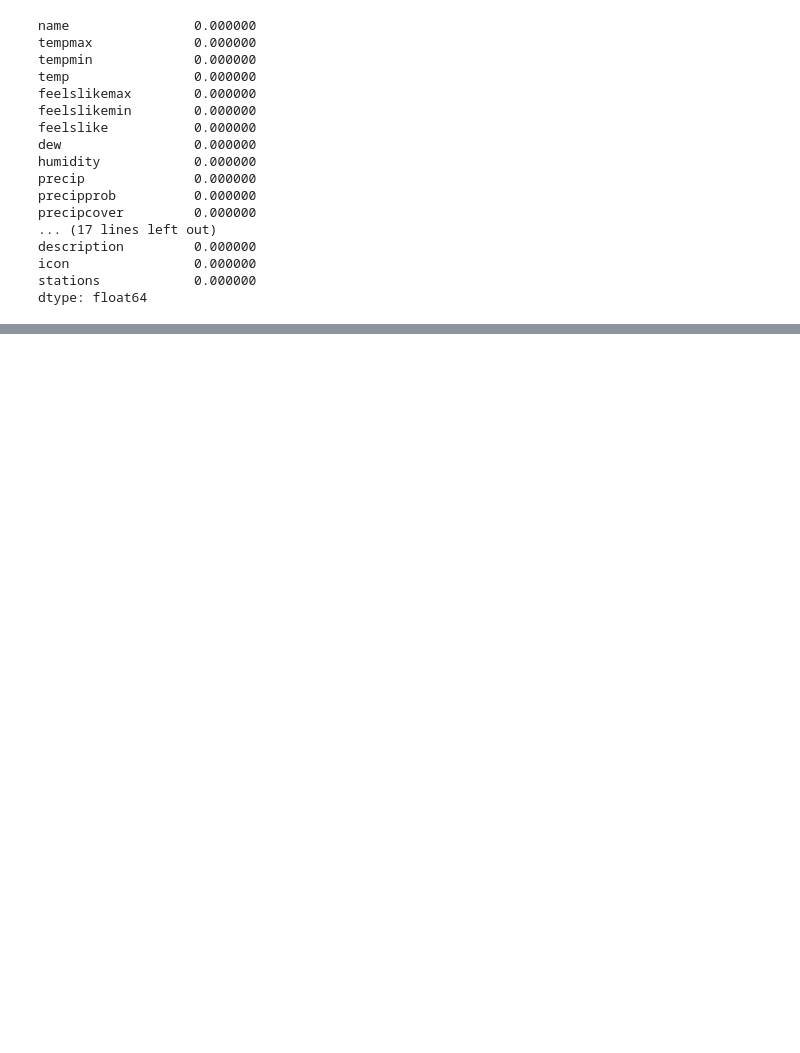
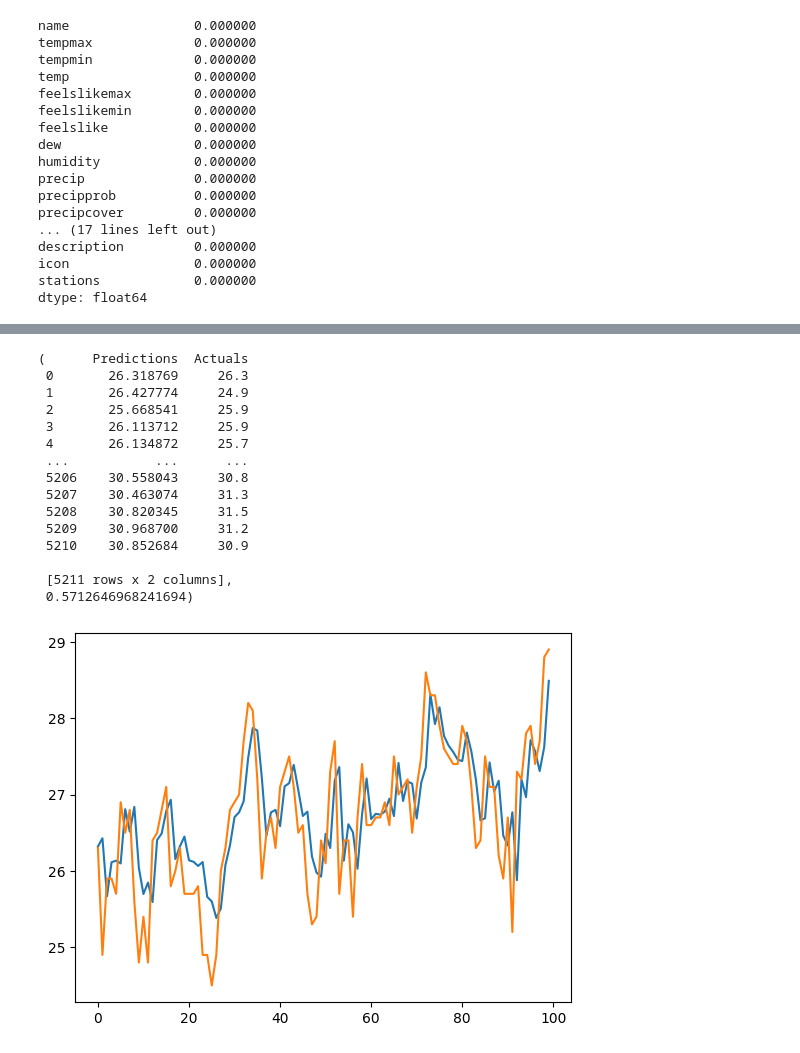
Before and after one commit to HPSTokki/ForelastLSTM, a Jupyter notebook: dataTraining.ipynb, the cells around one changed output, grey strips where cells are left out. Drawn from its saved outputs; the diff is of its cells as text; code cells hidden in the pictures; blank space fills up the shorter version.

```diff
--- a/dataTraining.ipynb
+++ b/dataTraining.ipynb
@@ -116,6 +116,6 @@ Name: temp, Length: 5216, dtype: float64
 # %%
-def df_to_X_y(some_data, window_size=7):
-    cw_as_np = some_data.to_numpy()
+def df_to_X_y(temp, window_size=7):
+    cw_as_np = temp.to_numpy()
     X = []
     y = []
     for i in range(len(cw_as_np) - window_size):
@@ -126,6 +126,6 @@ def df_to_X_y(some_data, window_size=7):
     return np.array(X), np.array(y)
 # %%
 WINDOW_SIZE = 7;
-X1, y1 = df_to_X_y(some_data, WINDOW_SIZE);
+X1, y1 = df_to_X_y(temp, WINDOW_SIZE);
 X1.shape, y1.shape
 # %% [output]
@@ -220,4 +220,4 @@ Epoch 25/25
 <keras.src.callbacks.history.History at 0x...>
 # %%
 from tensorflow.keras.models import load_model
-qc_model = load_model('weatherModels/model3.keras')
+qc_model = load_model('weatherModels/model6.keras')
@@ -262 +272,14 @@ Train Actual         5209
 dtype: int64
+# %%
+from sklearn.metrics import mean_squared_error as mse;
+
+def plot_predictions(model, X, y, start=0, end=100):
+    preds = model.predict(X)
+    preds = preds.flatten()
+    df = pd.DataFrame(data={'Predictions': preds, 'Actuals': y})
+    plt.plot(df['Predictions'][start:end])
+    plt.plot(df['Actuals'][start:end])
+    return df, mse(y, preds)
+# %%
+plot_predictions(qc_model, X_train1, y_train1)
+# %% [output]
@@ -262,0 +287,16 @@ dtype: int64
+(      Predictions  Actuals
+ 0       26.318769     26.3
+ 1       26.427774     24.9
+ 2       25.668541     25.9
+ 3       26.113712     25.9
+ 4       26.134872     25.7
+ ...           ...      ...
+ 5206    30.558043     30.8
+ 5207    30.463074     31.3
+ 5208    30.820345     31.5
+ 5209    30.968700     31.2
+ 5210    30.852684     30.9
+
+ [5211 rows x 2 columns],
+ 0.5712646968241694)
+[figure, added]
```
Also changed, not shown: parts of 16 cells of this notebook, 56 other files.
